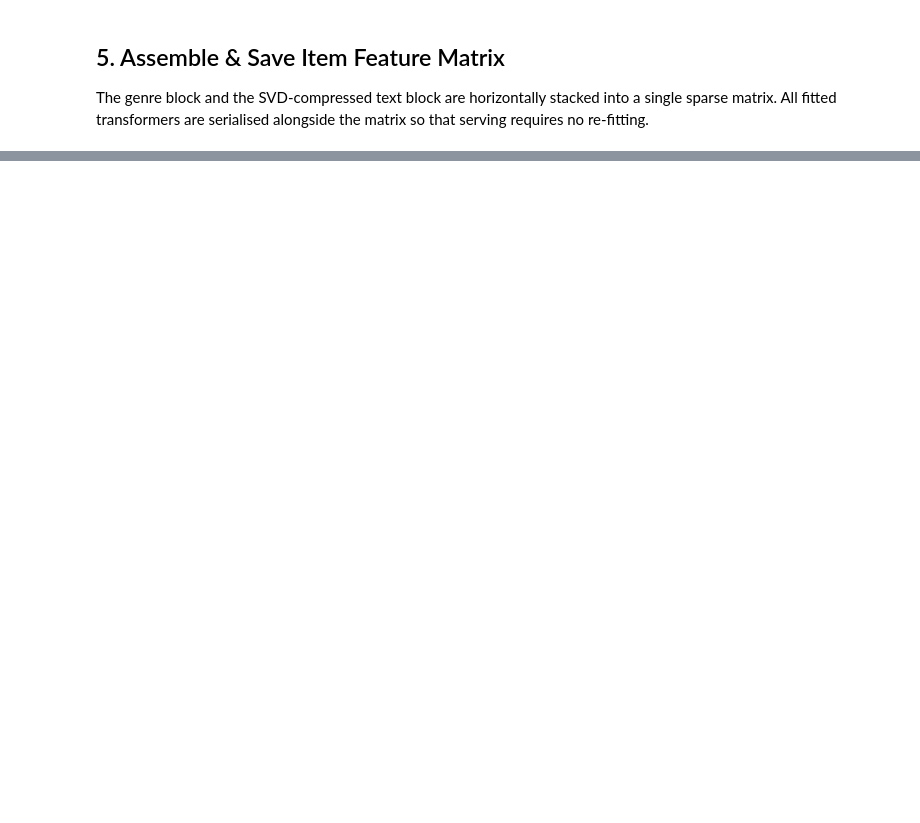
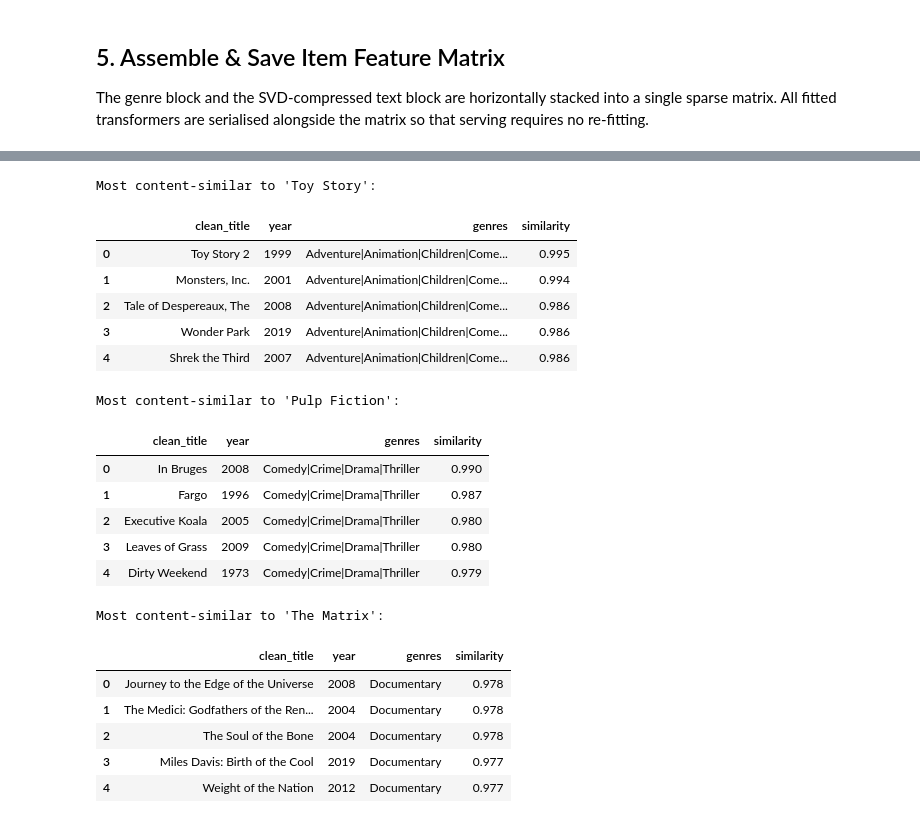
Before and after one commit to konstantinosmpouros/hybrid-recsys, a Jupyter notebook: notebooks/02_features.ipynb, the cells around one changed output, grey strips where cells are left out. Drawn from its saved outputs; the diff is of its cells as text; code cells hidden in the pictures; blank space fills up the shorter version.

```diff
--- a/notebooks/02_features.ipynb
+++ b/notebooks/02_features.ipynb
@@ -129,0 +250,49 @@ print("  artifacts/models/svd_text.joblib")
+# %%
+# Dense, L2-normalised copy → cosine similarity is a single matmul (same trick the
+# ContentBasedRecommender uses at serving time).
+dense = item_features.toarray().astype("float32")
+norms = np.linalg.norm(dense, axis=1, keepdims=True)
+norms[norms == 0] = 1.0
+dn = dense / norms
+
+
+def most_similar(title, n=5):
+    matches = movies.index[movies["clean_title"] == title]
+    if len(matches) == 0:
+        matches = movies.index[movies["clean_title"].str.contains(title, case=False, na=False)]
+    i = int(matches[0])
+    sims = dn @ dn[i]
+    sims[i] = -1.0
+    top = np.argsort(-sims)[:n]
+    return (
+        movies.iloc[top][["clean_title", "year", "genres"]]
+        .assign(similarity=np.round(sims[top], 3))
+        .reset_index(drop=True)
+    )
+
+
+for query in ["Toy Story", "Pulp Fiction", "The Matrix"]:
+    print(f"Most content-similar to '{query}':")
+    display(most_similar(query))
+# %% [output]
+Most content-similar to 'Toy Story':
+|  | clean_title | year | genres | similarity |
+| 0 | Toy Story 2 | 1999 | Adventure|Animation|Children|Come... | 0.995 |
+| 1 | Monsters, Inc. | 2001 | Adventure|Animation|Children|Come... | 0.994 |
+| 2 | Tale of Despereaux, The | 2008 | Adventure|Animation|Children|Come... | 0.986 |
+| 3 | Wonder Park | 2019 | Adventure|Animation|Children|Come... | 0.986 |
+| 4 | Shrek the Third | 2007 | Adventure|Animation|Children|Come... | 0.986 |
+Most content-similar to 'Pulp Fiction':
+|  | clean_title | year | genres | similarity |
+| 0 | In Bruges | 2008 | Comedy|Crime|Drama|Thriller | 0.990 |
+| 1 | Fargo | 1996 | Comedy|Crime|Drama|Thriller | 0.987 |
+| 2 | Executive Koala | 2005 | Comedy|Crime|Drama|Thriller | 0.980 |
+| 3 | Leaves of Grass | 2009 | Comedy|Crime|Drama|Thriller | 0.980 |
+| 4 | Dirty Weekend | 1973 | Comedy|Crime|Drama|Thriller | 0.979 |
+Most content-similar to 'The Matrix':
+|  | clean_title | year | genres | similarity |
+| 0 | Journey to the Edge of the Universe | 2008 | Documentary | 0.978 |
+| 1 | The Medici: Godfathers of the Ren... | 2004 | Documentary | 0.978 |
+| 2 | The Soul of the Bone | 2004 | Documentary | 0.978 |
+| 3 | Miles Davis: Birth of the Cool | 2019 | Documentary | 0.977 |
+| 4 | Weight of the Nation | 2012 | Documentary | 0.977 |
```
Also changed, not shown: parts of 15 cells of this notebook, 48 other files.
